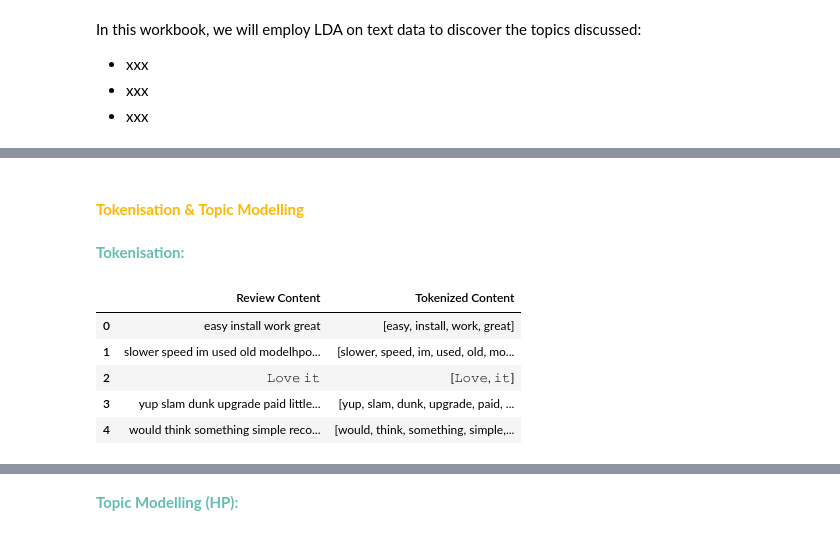
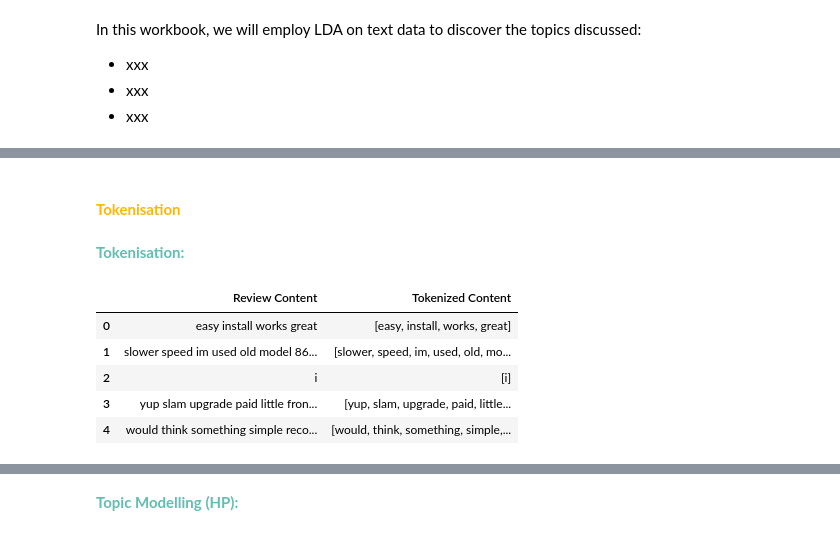
Before and after one commit to peacetay/CustomerProductReviews, a Jupyter notebook: LDA.ipynb, the cells around one changed output, grey strips where cells are left out. Drawn from its saved outputs; the diff is of its cells as text; code cells hidden in the pictures.

```diff
--- a/LDA.ipynb
+++ b/LDA.ipynb
@@ -35,7 +36,7 @@ from nltk.probability import FreqDist
 from sklearn.feature_extraction.text import CountVectorizer
 from wordcloud import WordCloud, ImageColorGenerator
 # %%
-df_processed = pd.read_excel("amazon_review_processed.xlsx")
-df_processed.head(5)
+df_processed_full = pd.read_excel("amazon_review_processed_full.xlsx")
+df_processed_full.head(5)
 # %% [output]
 |  | Review Model | Retailer | Review date | Review name | Review rating | Review title | Review Content | ... |
@@ -48,15 +60,15 @@ df_processed.head(5)
 # %% [markdown]
-#### <font color=#FFB703> **Tokenisation & Topic Modelling** </font>
+#### <font color=#FFB703> **Tokenisation** </font>
 # %% [markdown]
 <font color=#61BEB0>**Tokenisation:**</font>
 # %%
 # Tokenisation (Review Content)
-df_processed['Tokenized Content'] = df_processed['Review Content'].apply(lambda x: word_tokenize(str(x)) if isinstance(x, str) else [])
-df_processed[['Review Content', 'Tokenized Content']].head(5)
+df_processed_full['Tokenized Content'] = df_processed_full['Review Content'].apply(lambda x: word_tokenize(str(x)) if isinstance(x, str) else [])
+df_processed_full[['Review Content', 'Tokenized Content']].head(5)
 # %% [output]
 |  | Review Content | Tokenized Content |
-| 0 | easy install work great | [easy, install, work, great] |
-| 1 | slower speed im used old modelhpo... | [slower, speed, im, used, old, mo... |
-| 2 | 𝙻𝚘𝚟𝚎 𝚒𝚝 | [𝙻𝚘𝚟𝚎, 𝚒𝚝] |
-| 3 | yup slam dunk upgrade paid little... | [yup, slam, dunk, upgrade, paid, ... |
+| 0 | easy install works great | [easy, install, works, great] |
+| 1 | slower speed im used old model 86... | [slower, speed, im, used, old, mo... |
+| 2 | i | [i] |
+| 3 | yup slam upgrade paid little fron... | [yup, slam, upgrade, paid, little... |
 | 4 | would think something simple reco... | [would, think, something, simple,... |
```
Also changed, not shown: parts of 34 cells of this notebook.
